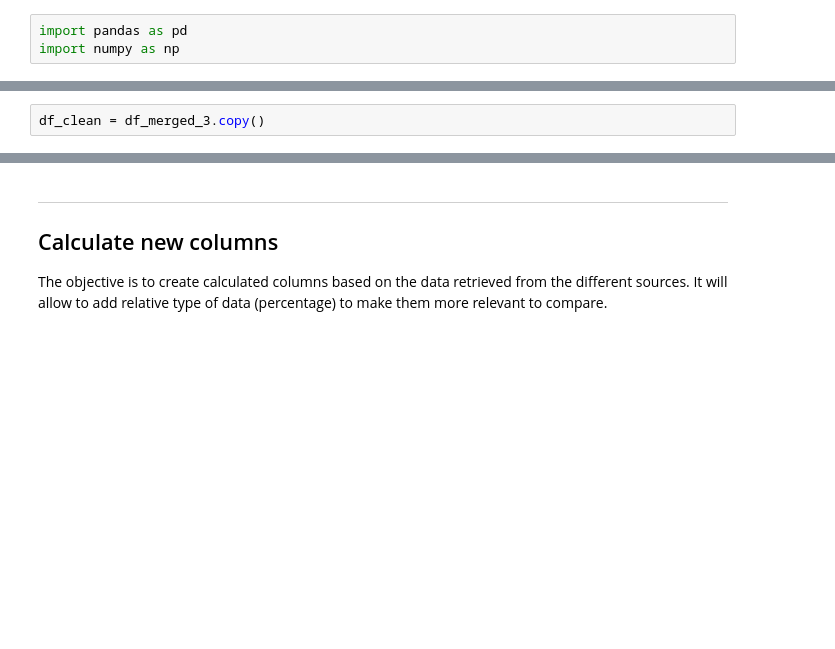
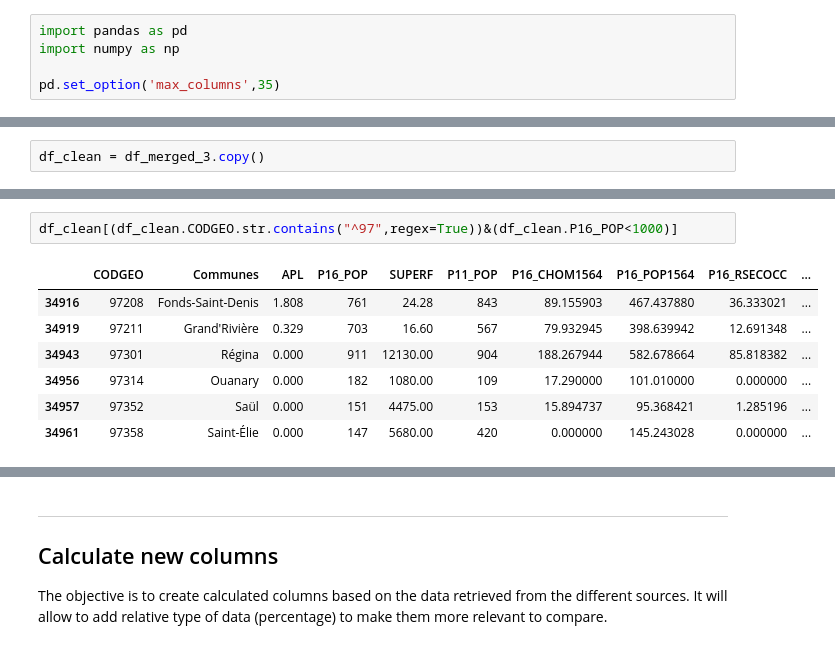
Before and after one commit to LudivineLacour/predict-medical-desert, a Jupyter notebook: data-preparation.ipynb, the cells around one changed output, grey strips where cells are left out. Saved outputs shown, nothing was run; the diff lists cells and outputs as text; blank space fills up the shorter version.

```diff
--- a/data-preparation.ipynb
+++ b/data-preparation.ipynb
@@ -12,6 +12,8 @@
 # %%
 import pandas as pd
 import numpy as np
+
+pd.set_option('max_columns',35)
 # %%
 # Reading the dataset
 apl = pd.read_excel('raw_data/apl-drees.xlsx',sheet_name='APL_2018',header=7, index_col=None)
@@ -381,0 +387,10 @@ df_clean[df_clean.ETGU15.isna()].iloc[:,:15]
+# %%
+df_clean[(df_clean.CODGEO.str.contains("^97",regex=True))&(df_clean.P16_POP<1000)]
+# %% [output]
+|  | CODGEO | Communes | APL | P16_POP | SUPERF | P11_POP | P16_CHOM1564 | P16_POP1564 | P16_RSECOCC | ... |
+| 34916 | 97208 | Fonds-Saint-Denis | 1.808 | 761 | 24.28 | 843 | 89.155903 | 467.437880 | 36.333021 | ... |
+| 34919 | 97211 | Grand'Rivière | 0.329 | 703 | 16.60 | 567 | 79.932945 | 398.639942 | 12.691348 | ... |
+| 34943 | 97301 | Régina | 0.000 | 911 | 12130.00 | 904 | 188.267944 | 582.678664 | 85.818382 | ... |
+| 34956 | 97314 | Ouanary | 0.000 | 182 | 1080.00 | 109 | 17.290000 | 101.010000 | 0.000000 | ... |
+| 34957 | 97352 | Saül | 0.000 | 151 | 4475.00 | 153 | 15.894737 | 95.368421 | 1.285196 | ... |
+| 34961 | 97358 | Saint-Élie | 0.000 | 147 | 5680.00 | 420 | 0.000000 | 145.243028 | 0.000000 | ... |
```
Also changed, not shown: parts of 18 cells of this notebook.
